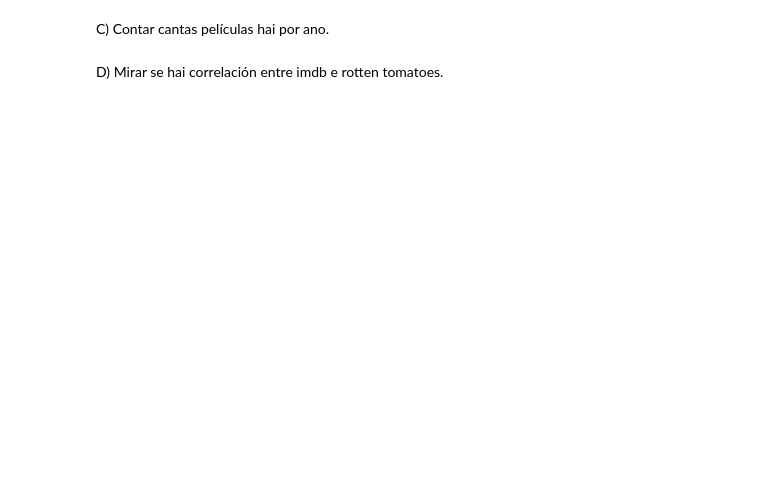
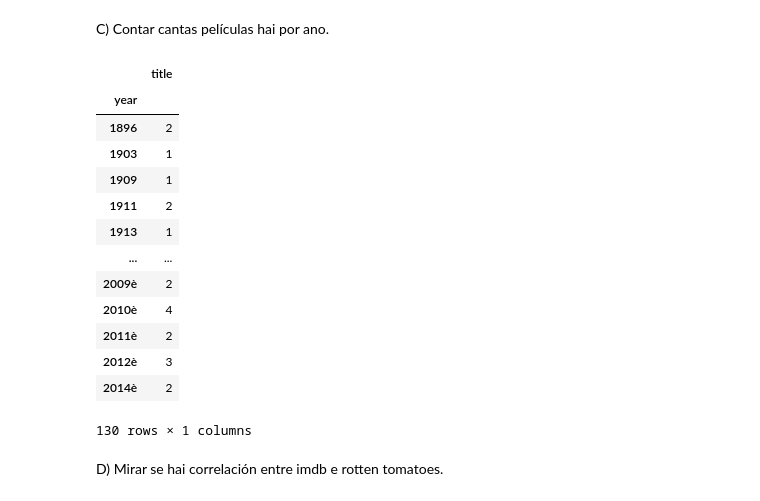
Before and after one commit to OscarToorres/BigData-IA, a Jupyter notebook: SBD/T3_2.ipynb, the cells around one changed output. Saved outputs shown, nothing was run; the diff lists cells and outputs as text; code cells hidden in the pictures; blank space fills up the shorter version.

```diff
--- a/SBD/T3_2.ipynb
+++ b/SBD/T3_2.ipynb
@@ -82,4 +102,21 @@ dfGenres
 # %% [markdown]
 C) Contar cantas películas hai por ano.
+# %%
+pd.DataFrame(df.groupby('year').count()['title'])
+# %% [output]
+|  | title |
+| year |  |
+| 1896 | 2 |
+| 1903 | 1 |
+| 1909 | 1 |
+| 1911 | 2 |
+| 1913 | 1 |
+| ... | ... |
+| 2009è | 2 |
+| 2010è | 4 |
+| 2011è | 2 |
+| 2012è | 3 |
+| 2014è | 2 |
+130 rows × 1 columns
 # %% [markdown]
 D) Mirar se hai correlación entre imdb e rotten tomatoes.
```
Also changed, not shown: parts of 11 cells of this notebook, 1 other file.
